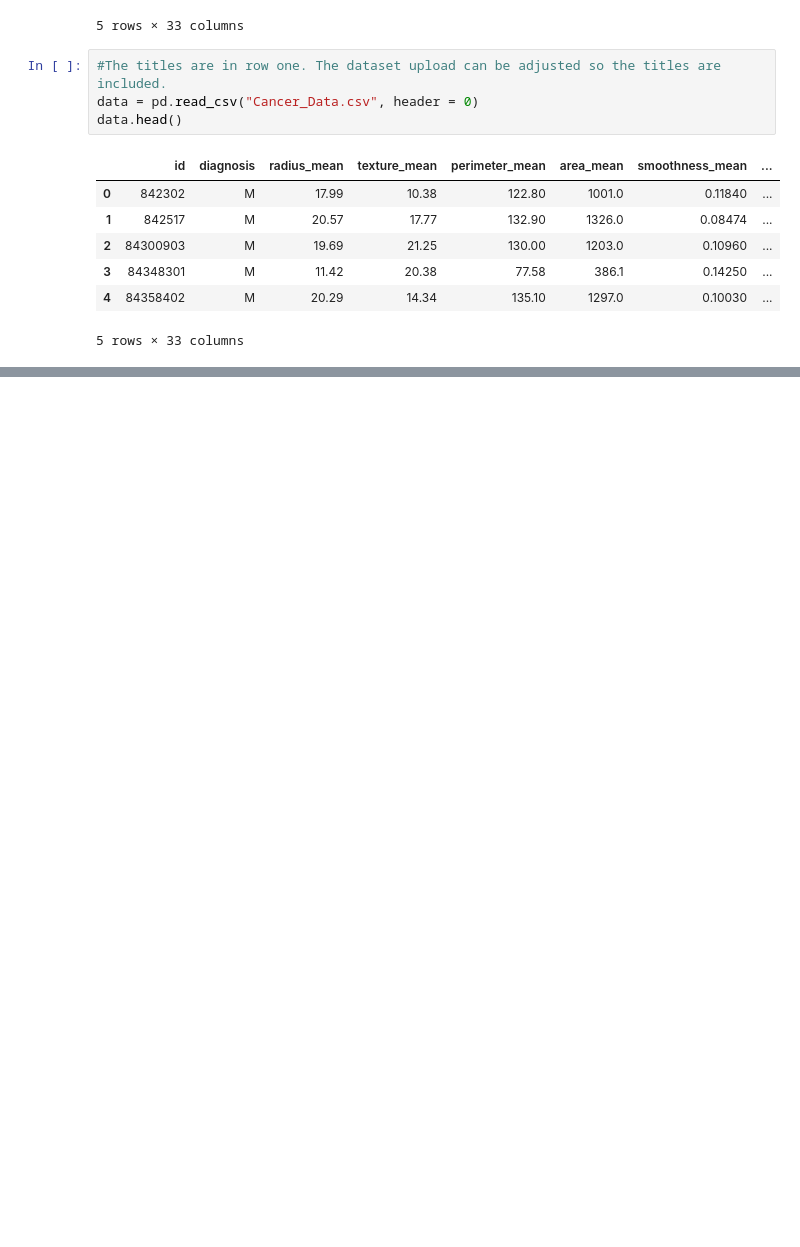
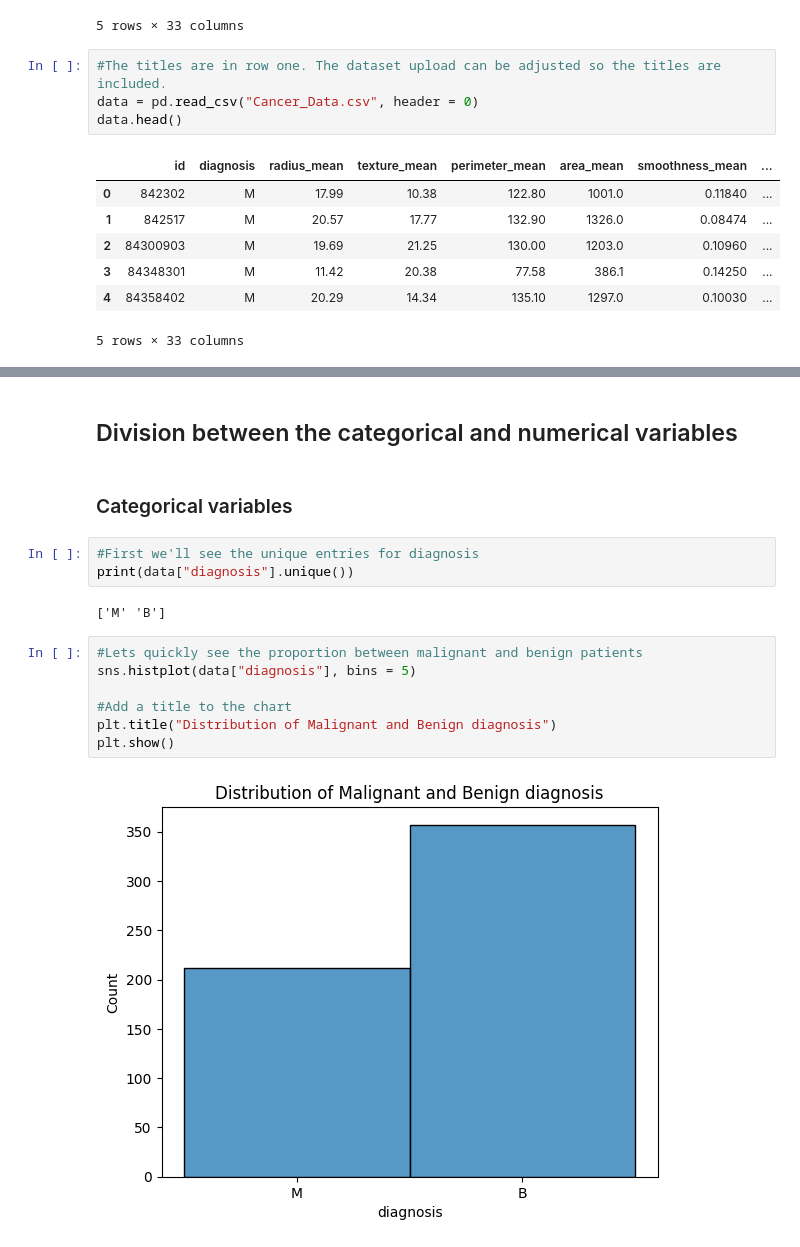
Before and after one commit to SimonGarcia01/cancer-analysis, a Jupyter notebook: DataExploration.ipynb, the cells around one changed output, grey strips where cells are left out. Saved outputs shown, nothing was run; the diff lists cells and outputs as text; blank space fills up the shorter version.

```diff
--- a/DataExploration.ipynb
+++ b/DataExploration.ipynb
@@ -87,0 +110,18 @@ data.describe()
+# %% [markdown]
+## Division between the categorical and numerical variables
+# %% [markdown]
+### Categorical variables
+# %%
+#First we'll see the unique entries for diagnosis
+print(data["diagnosis"].unique())
+# %% [output]
+['M' 'B']
+# %%
+#Lets quickly see the proportion between malignant and benign patients
+sns.histplot(data["diagnosis"], bins = 5)
+
+#Add a title to the chart
+plt.title("Distribution of Malignant and Benign diagnosis")
+plt.show()
+# %% [output]
+[figure, added]
```
Also changed, not shown: parts of 14 cells of this notebook.
